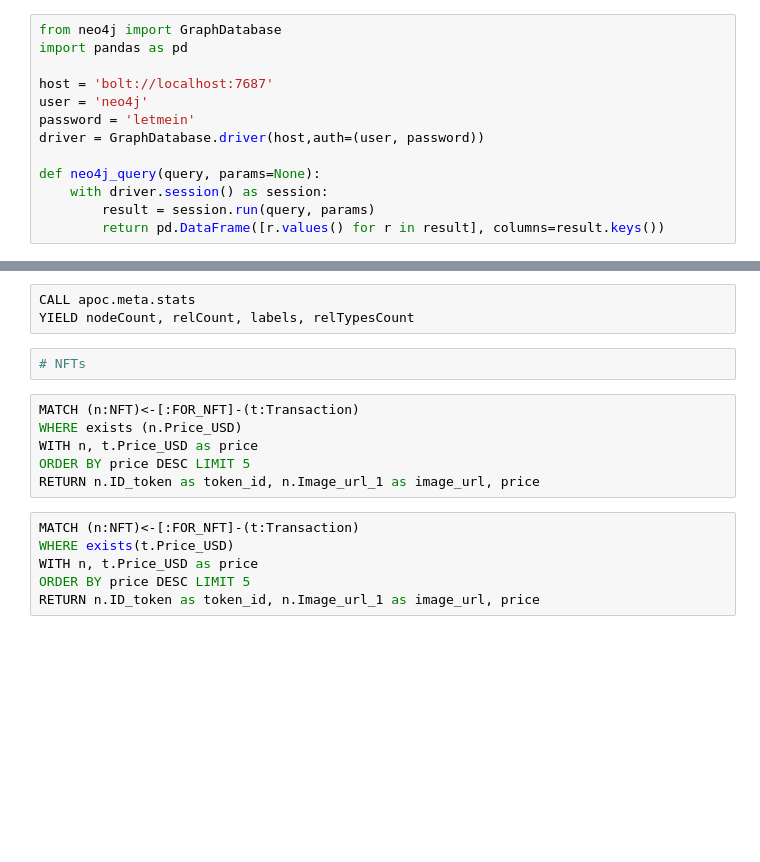
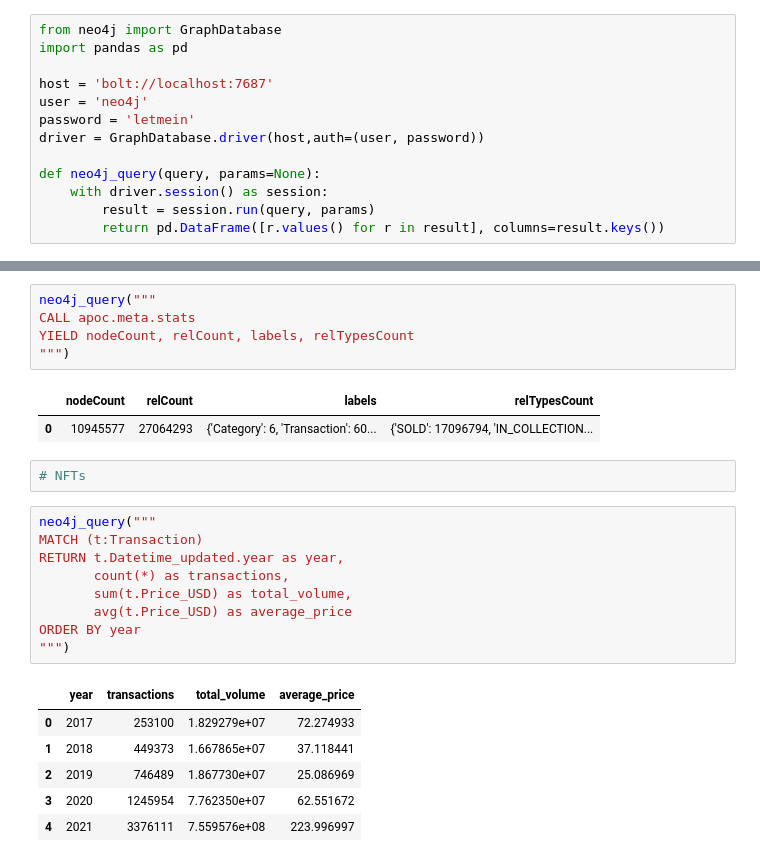
Before and after one commit to tomasonjo/blogs, a Jupyter notebook: nft/NFT analysis.ipynb, the cells around one changed output, grey strips where cells are left out. Drawn from its saved outputs; the diff is of its cells as text; blank space fills up the shorter version.

```diff
--- a/nft/NFT analysis.ipynb
+++ b/nft/NFT analysis.ipynb
@@ -16,17 +24,26 @@ CALL apoc.warmup.run
 # %%
+neo4j_query("""
 CALL apoc.meta.stats
 YIELD nodeCount, relCount, labels, relTypesCount
+""")
+# %% [output]
+|  | nodeCount | relCount | labels | relTypesCount |
+| 0 | 10945577 | 27064293 | {'Category': 6, 'Transaction': 60... | {'SOLD': 17096794, 'IN_COLLECTION... |
 # %%
 # NFTs
-# %%
-MATCH (n:NFT)<-[:FOR_NFT]-(t:Transaction)
-WHERE exists (n.Price_USD)
-WITH n, t.Price_USD as price
-ORDER BY price DESC LIMIT 5
-RETURN n.ID_token as token_id, n.Image_url_1 as image_url, price
-# %%
-MATCH (n:NFT)<-[:FOR_NFT]-(t:Transaction)
-WHERE exists(t.Price_USD)
-WITH n, t.Price_USD as price
-ORDER BY price DESC LIMIT 5
-RETURN n.ID_token as token_id, n.Image_url_1 as image_url, price
+# %%
+neo4j_query("""
+MATCH (t:Transaction)
+RETURN t.Datetime_updated.year as year,
+       count(*) as transactions,
+       sum(t.Price_USD) as total_volume,
+       avg(t.Price_USD) as average_price
+ORDER BY year
+""")
+# %% [output]
+|  | year | transactions | total_volume | average_price |
+| 0 | 2017 | 253100 | 1.829279e+07 | 72.274933 |
+| 1 | 2018 | 449373 | 1.667865e+07 | 37.118441 |
+| 2 | 2019 | 746489 | 1.867730e+07 | 25.086969 |
+| 3 | 2020 | 1245954 | 7.762350e+07 | 62.551672 |
+| 4 | 2021 | 3376111 | 7.559576e+08 | 223.996997 |
```
Also changed, not shown: parts of 27 cells of this notebook.
